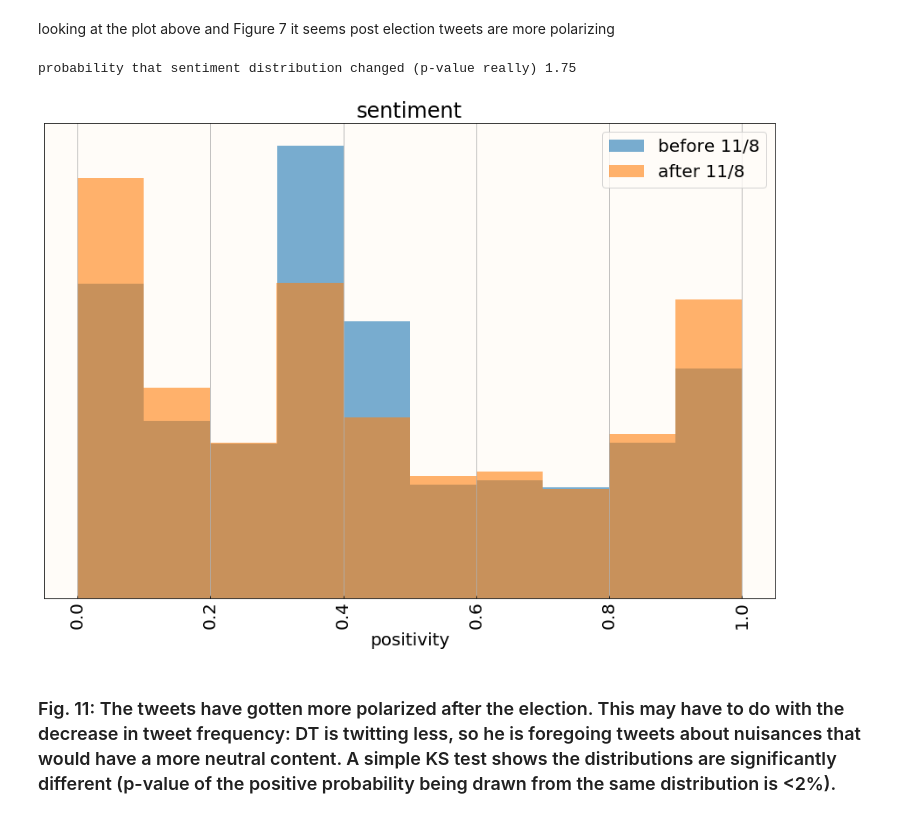
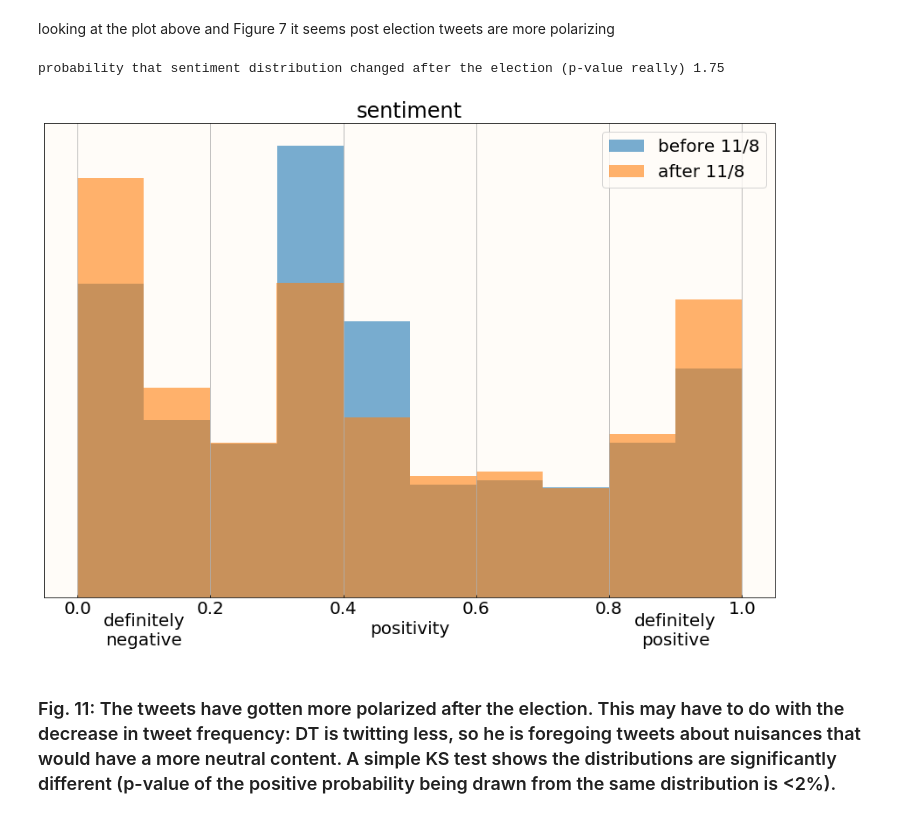
Before and after one commit to fedhere/trumpTweets, a Jupyter notebook: tweetsAnalysis.ipynb, the cells around one changed output. Saved outputs shown, nothing was run; the diff lists cells and outputs as text; code cells hidden in the pictures.

```diff
--- a/tweetsAnalysis.ipynb
+++ b/tweetsAnalysis.ipynb
@@ -1121,33 +1106,34 @@ looking at the plot above and Figure 7 it seems post election tweets are more po
 # %%
 fig = pl.figure(figsize=(15, 10))
 ax = fig.add_subplot(111)
 ax.hist(
     positiveprob[originalTweets * (ttimes < electionNight)],
     alpha=0.6,
     label="before 11/8",
     normed=1)
 ax.hist(
     positiveprob[originalTweets * (ttimes >= electionNight)],
     alpha=0.6,
     label="after 11/8",
     normed=1)
 
-pl.xticks(rotation='vertical')
 pl.grid(True)
 ax.set_yticks([])
 pl.grid(True)
 title = ax.set_title("sentiment")
 pl.legend()
 pl.xlabel("positivity")
-print("probability that sentiment distribution changed (p-value really) %.2f" %
-      (100 * scipy.stats.ks_2samp(positiveprob[originalTweets *
-                                               (ttimes < electionNight)],
-                                  positiveprob[originalTweets *
-                                               (ttimes >= electionNight)])[1]))
+pl.text(0.1, -pl.ylim()[1] * 0.1, "definitely\nnegative", ha="center")
+pl.text(0.9, -pl.ylim()[1] * 0.1, "definitely\npositive", ha="center")
+print(
+    "probability that sentiment distribution changed after the election (p-value really) %.2f"
+    % (100 * scipy.stats.ks_2samp(
+        positiveprob[originalTweets * (ttimes < electionNight)],
+        positiveprob[originalTweets * (ttimes >= electionNight)])[1]))
 pl.savefig("fig11.jpg")
 # %% [output]
-probability that sentiment distribution changed (p-value really) 1.75
+probability that sentiment distribution changed after the election (p-value really) 1.75
-[figure, old version]
+[figure, new version]
 # %% [markdown]
 ### Fig. 11: The tweets have gotten more polarized after the election. This may have to do with the decrease in tweet frequency: DT is twitting less, so he is foregoing tweets about nuisances that would have a more neutral content. A simple KS test shows the distributions are significantly different (p-value of the positive probability being drawn from the same distribution is <2%).
 # %% [markdown]
```
Also changed, not shown: parts of 9 cells of this notebook, 1 other file.
